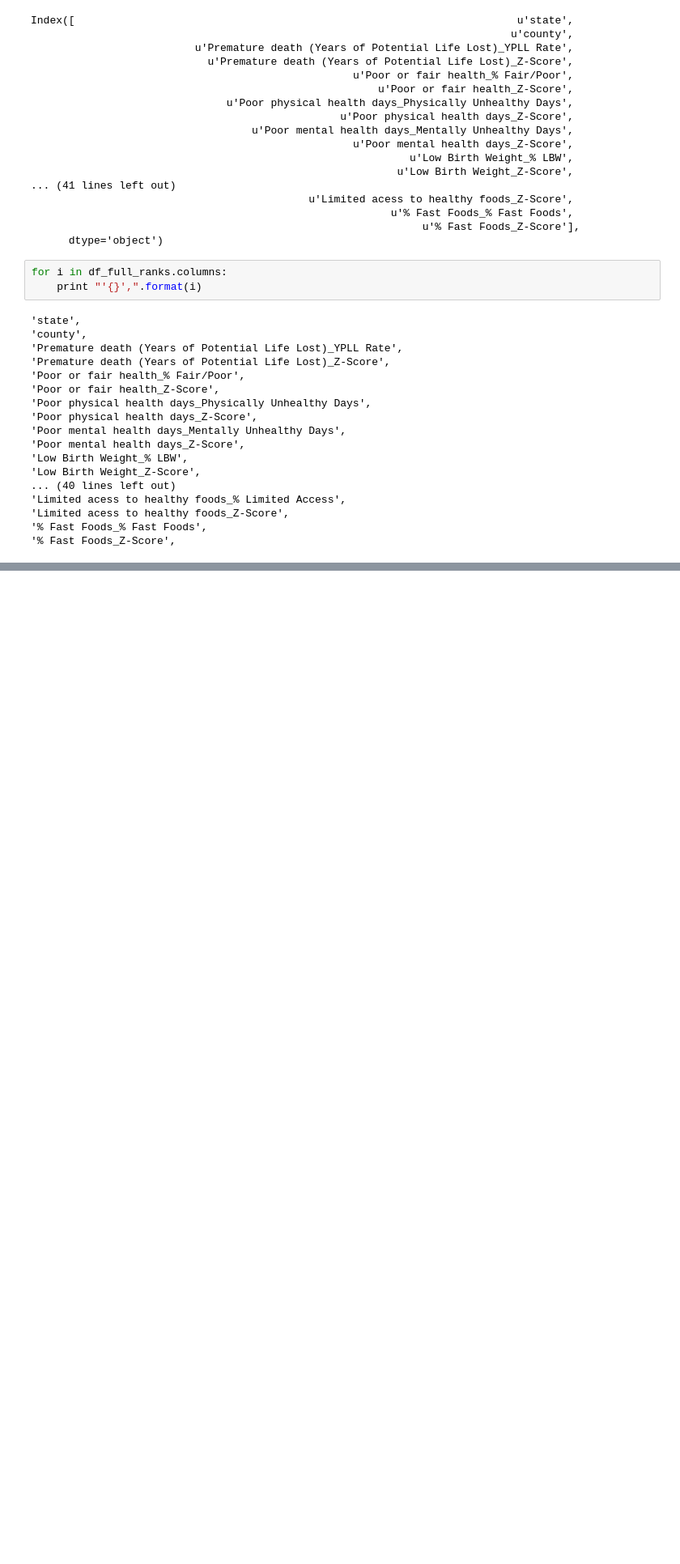
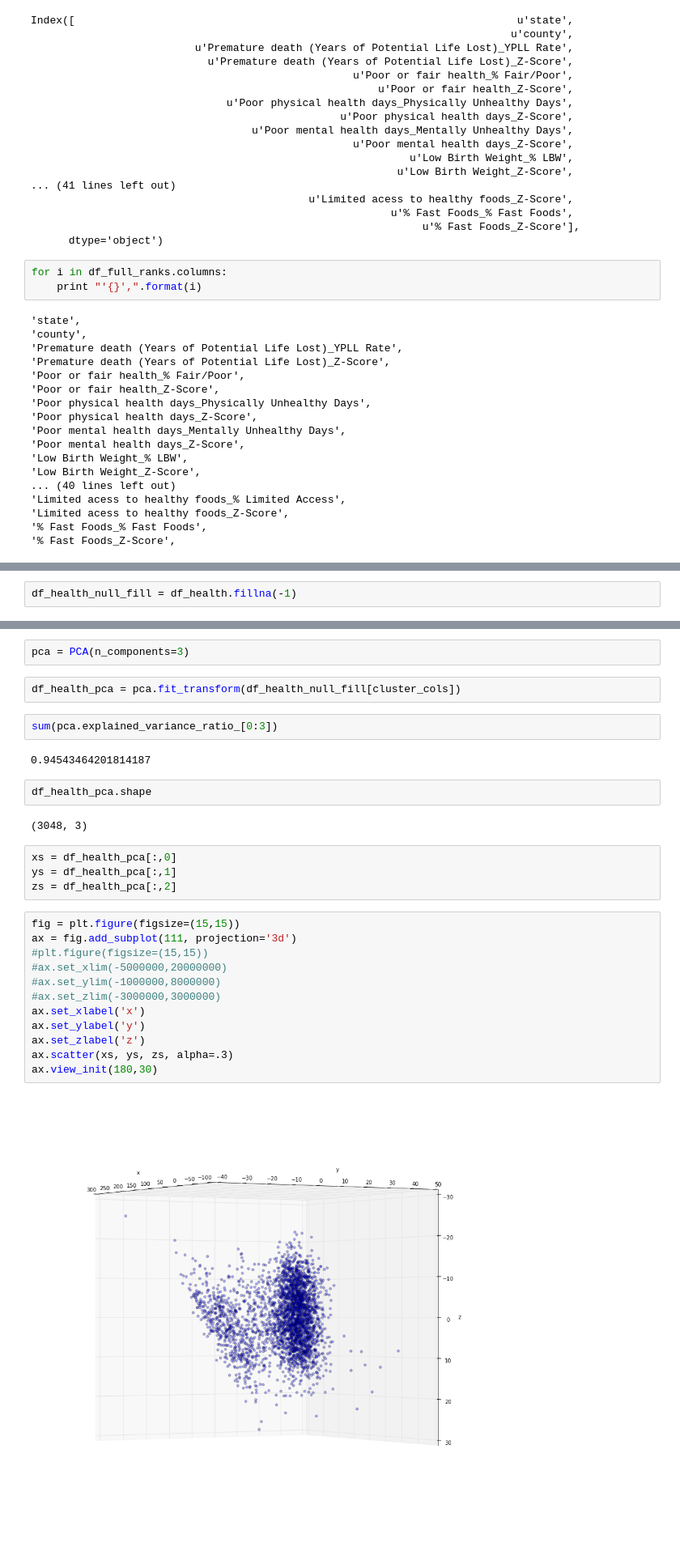
Before and after one commit to aurel1212/medicare-project, a Jupyter notebook: script/county_smash.ipynb, the cells around one changed output, grey strips where cells are left out. Shown at 81% size. Drawn from its saved outputs; the diff is of its cells as text; blank space fills up the shorter version.

Commit message:
try clustering county

```diff
--- a/script/county_smash.ipynb
+++ b/script/county_smash.ipynb
@@ -730,0 +930,2 @@ for i in df_full_ranks.columns:
+# %%
+df_health_null_fill = df_health.fillna(-1)
@@ -730,0 +982,30 @@ for i in df_full_ranks.columns:
+# %%
+pca = PCA(n_components=3)
+# %%
+df_health_pca = pca.fit_transform(df_health_null_fill[cluster_cols])
+# %%
+sum(pca.explained_variance_ratio_[0:3])
+# %% [output]
+0.94543464201814187
+# %%
+df_health_pca.shape
+# %% [output]
+(3048, 3)
+# %%
+xs = df_health_pca[:,0]
+ys = df_health_pca[:,1]
+zs = df_health_pca[:,2]
+# %%
+fig = plt.figure(figsize=(15,15))
+ax = fig.add_subplot(111, projection='3d')
+#plt.figure(figsize=(15,15))
+#ax.set_xlim(-5000000,20000000)
+#ax.set_ylim(-1000000,8000000)
+#ax.set_zlim(-3000000,3000000)
+ax.set_xlabel('x')
+ax.set_ylabel('y')
+ax.set_zlabel('z')
+ax.scatter(xs, ys, zs, alpha=.3)
+ax.view_init(180,30)
+# %% [output]
+[figure, added]
```
Also changed, not shown: parts of 20 cells of this notebook.
